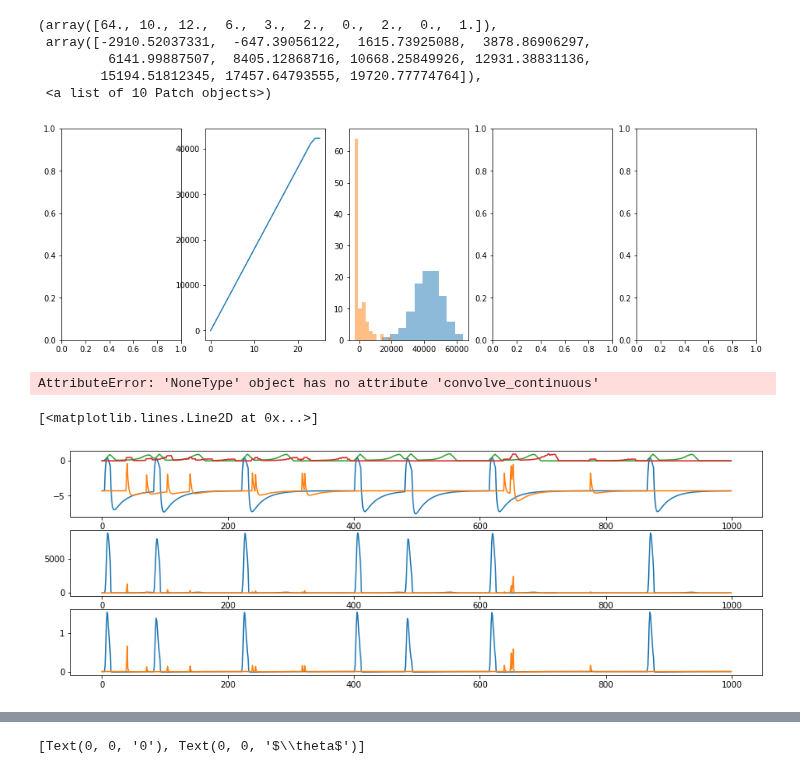
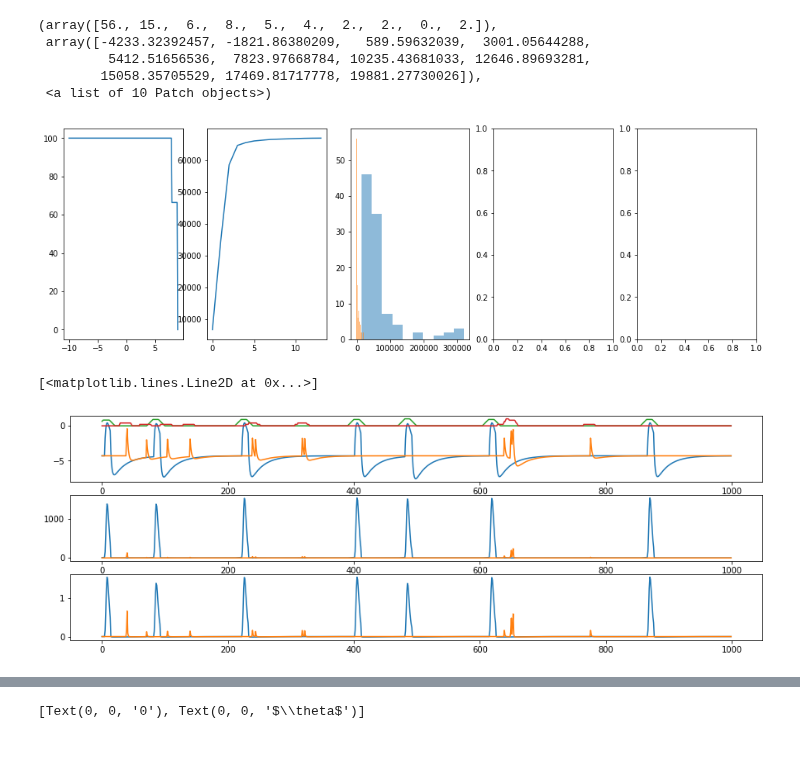
Before and after one commit to diegoarri91/mmd-glm, a Jupyter notebook: examples/wglm.ipynb, the cells around one changed output, grey strips where cells are left out. Cells and saved outputs as stored; diff of their text form; code cells hidden in the pictures.

Commit message:
before implementing pytorch critic

```diff
--- a/examples/wglm.ipynb
+++ b/examples/wglm.ipynb
@@ -23,7 +23,7 @@ u = np.concatenate((u_te, u_fr), axis=1)
 r = np.concatenate((r_te, r_fr), axis=1)
 # %%
 # tbins = np.array([-512, -256, -128, -64, -32, -16, -8, -4, -2, 0, 2, 4, 8, 16, 32, 64, 128, 256, 512])
-tbins = np.arange(0, 75, 2.5)
+tbins = np.arange(-10, 10, 1)
 # tbins = np.array([0, 2, 4, 8, 16, 32, 64, 128, 256, 512])
 
 # clip_theta = 7e-3
@@ -39,16 +39,16 @@ tbins = np.arange(0, 75, 2.5)
 # critic = Critic(u_spk_kernel=u_spk_kernel)
 
 # # clip_theta = 2e2 # soft correction
-clip_theta = 10e2 # soft correction
-critic = Critic(u_kernel=None, beta=np.array([1e-4]), features=['r_spk'])
+# clip_theta = 10e2 # soft correction
+# critic = Critic(u_kernel=None, beta=np.array([1e-4]), features=['r_spk'])
 
 # clip_theta = 10e2
 # r_kernel = KernelRect(tbins, np.ones(len(tbins) - 1) * clip_theta * 1e-1)
 # critic = Critic(r_kernel=r_kernel)
 
-# clip_theta = 10e2
-# r_spk_kernel = KernelRect(tbins, np.ones(len(tbins) - 1) * clip_theta * 1e-1)
-# critic = Critic(r_spk_kernel=r_spk_kernel)
+clip_theta = 10e1
+r_spk_kernel = KernelRect(tbins, np.ones(len(tbins) - 1) * clip_theta * 1e-1)
+critic = Critic(r_spk_kernel=r_spk_kernel)
 
 newton_kwargs_critic = dict(max_iterations=200, learning_rate=1e0, use_hessian=False, clip_theta=clip_theta)
 optimizer = critic.fit(t, mask_spikes, u, r, y, u0=u0_ml, newton_kwargs=newton_kwargs_critic, verbose=True)
@@ -58,7 +58,7 @@ fig, (ax0, ax1, ax2, ax3, ax4) = plt.subplots(figsize=(16, 5), ncols=5)
 # critic.u_kernel.plot(ax=ax0, invert_values=False)
 # critic.u_spk_kernel.plot(ax=ax0, invert_values=False)
 # critic.r_kernel.plot(ax=ax0, invert_values=False)
-# critic.r_spk_kernel.plot(ax=ax0, invert_values=False)
+critic.r_spk_kernel.plot(ax=ax0, invert_values=False)
 print(critic.beta)
 ax1.plot(optimizer.obj_iterations)
 # ax2.plot(optimizer.obj_iterations - optimizer.metrics_iterations['c_w_distance'])
@@ -81,14 +81,12 @@ Starting gradient ascent...
-(array([64., 10., 12.,  6.,  3.,  2.,  0.,  2.,  0.,  1.]),
- array([-2910.52037331,  -647.39056122,  1615.73925088,  3878.86906297,
-         6141.99887507,  8405.12868716, 10668.25849926, 12931.38831136,
-        15194.51812345, 17457.64793555, 19720.77774764]),
+(array([56., 15.,  6.,  8.,  5.,  4.,  2.,  2.,  0.,  2.]),
+ array([-4233.32392457, -1821.86380209,   589.59632039,  3001.05644288,
+         5412.51656536,  7823.97668784, 10235.43681033, 12646.89693281,
+        15058.35705529, 17469.81717778, 19881.27730026]),
  <a list of 10 Patch objects>)
-[figure, old version]
+[figure, new version]
 # %%
 a_te = critic.r_spk_kernel.convolve_continuous(t, mask_spikes_te)
 a_fr = critic.r_spk_kernel.convolve_continuous(t, mask_spikes_fr)
-# %% [output]
-AttributeError: 'NoneType' object has no attribute 'convolve_continuous'
 # %%
 fig, (ax1, ax2, ax3) = plt.subplots(figsize=(15, 5), nrows=3)
 ax1.plot(u_te[:, 0])
@@ -102,7 +100,7 @@ ax3.plot(r_fr[:, 0])
 # ax.plot(mask_spikes_te[:, 0])
 # %% [output]
 [<matplotlib.lines.Line2D at 0x...>]
-[figure, old version]
+[figure, new version]
 # %%
 eta_ml = KernelFun.exponential(tau=np.array([2, 20]), coefs=eta_vals_ml.copy())
 
```
Also changed, not shown: parts of 3 cells of this notebook, 1 other file.
